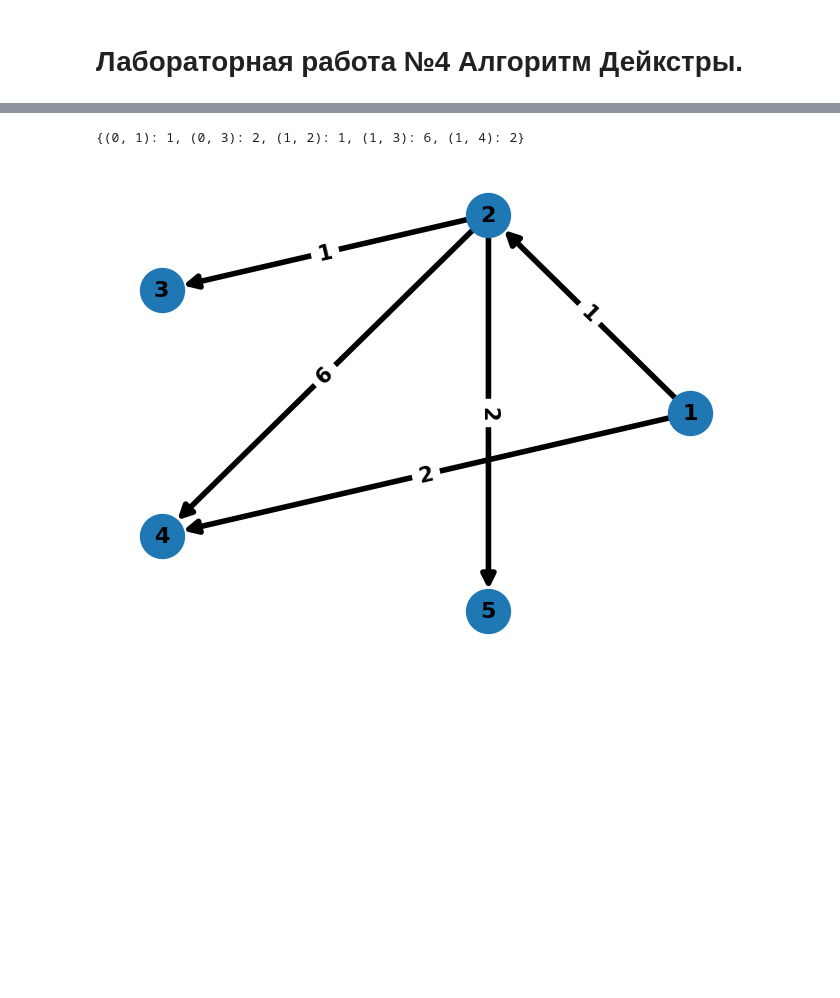
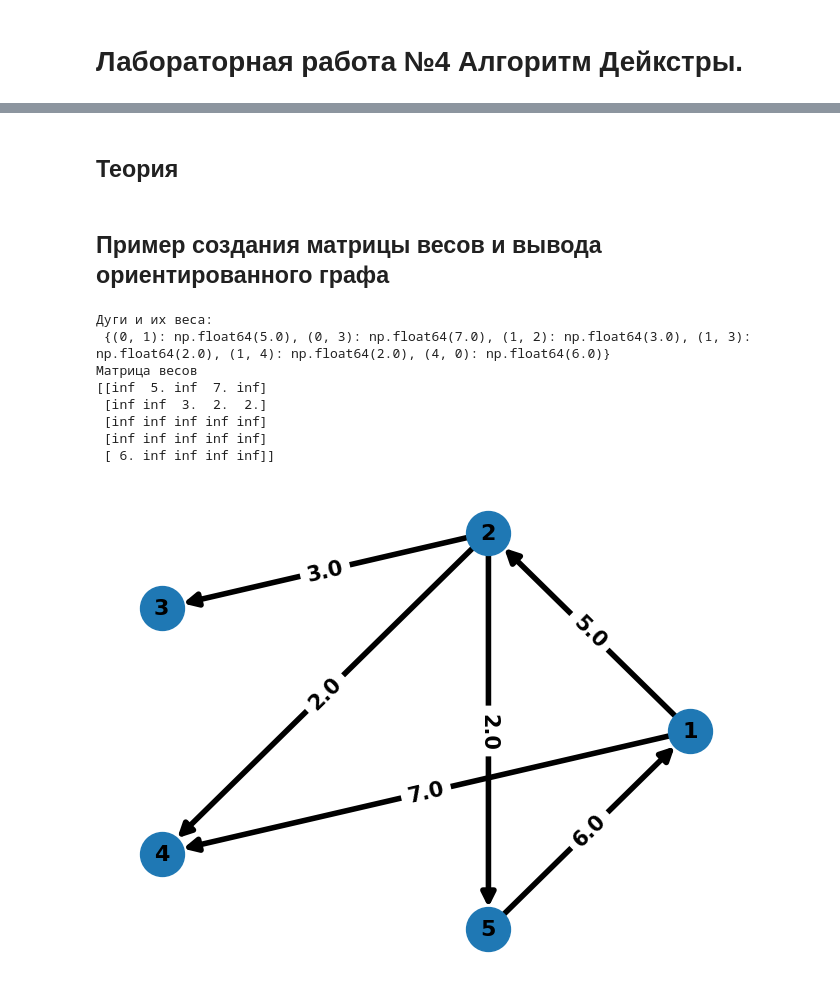
Before and after one commit to ZarevichMikhail/DM-manual, a Jupyter notebook: Методичка_по_ДМ.ipynb, the cells around one changed output, grey strips where cells are left out. Drawn from its saved outputs; the diff is of its cells as text; code cells hidden in the pictures; blank space fills up the shorter version.

```diff
--- a/Методичка_по_ДМ.ipynb
+++ b/Методичка_по_ДМ.ipynb
@@ -218,7 +234,7 @@ import matplotlib.pyplot as plt
 import networkx as nx
 import numpy as np
 
-# матрица смежности. Должна быть получена в результате выполнения функции, например:
+# Матрица должна быть получена в результате выполнения функции, например:
 # ms = CreateMs(nodes, type)
 # Матрица инцидентности, которая создаётся на основе матрицы смежности
 # mi = CreateMi(ms)
@@ -231,7 +247,17 @@ ms = [[0, 1, 1, 1],
 
 
 # Эта часть кода должна быть в функции DrawGraph
-G = nx.Graph(np.array(ms))	# Создание графа
-nx.draw(G) 					# Отрисовка графа
-plt.show() 					# Вывод на экран
+
+G = nx.Graph(np.array(ms))  # Создание графа
+pos = nx.circular_layout(G) # вершины располагаются так, чтобы они лежали на круге.
+
+# Будет удобнее начать нумерацию вершин с единицы
+NodeLabels = {}
+for i in G.nodes():
+    NodeLabels[i]= i+1
+
+nx.draw(G, pos, node_size = 1000, width = 8, with_labels = True, labels = NodeLabels, font_size=16, font_weight = 'bold', node_color = "green")
+
+plt.savefig("SimpleGraph.png") # Сохраняет рисунок графа в текущую директорию
+plt.show()
 # %% [output]
@@ -413,42 +558,57 @@ plt.show()
+# %% [markdown]
+## Теория
+# %% [markdown]
+## Пример создания матрицы весов и вывода ориентированного графа
 # %%
 import numpy as np
 import matplotlib.pyplot as plt
 import networkx as nx
 import math
+import random
 
 ms = [[0, 1, 0, 1, 0],
       [0, 0, 1, 1, 1],
       [0, 0, 0, 0, 0],
       [0, 0, 0, 0, 0],
-      [0, 0, 0, 0, 0]]
+      [1, 0, 0, 0, 0]]
 
-nodes = 5
-mv = []
-for i in range(nodes):
-    mv.append([math.inf] * nodes)
+NodesNumber = 5
 
+# Матрица весов
+# Она должна быть float, т.к. этот тип имеет math.inf
+mv = np.zeros((NodesNumber, NodesNumber), float)
+
+# заполнение матрицы
 weights = dict()
-for i in range(nodes):
-    for j in range(i, nodes):
+for i in range(NodesNumber):
+    for j in range(NodesNumber):
+        # Если в матрице смежности есть дуга присваевает ей вес
         if ms[i][j]!= 0:
               mv[i][j] = random.randint(1,10)
               tuple = i, j
               weights[tuple] = mv[i][j]
+        else:
+          mv[i][j] = math.inf
 
-print(weights)
+print("Дуги и их веса: \n", weights)
+print("Матрица весов")
+print(mv)
+
 G = nx.DiGraph(np.matrix(ms))
-
 pos = nx.circular_layout(G)
-
-labels = {}
-for i in G.nodes():
-    labels[i]= i+1
 
 nx.draw(G,pos, font_weight = 'bold', node_size = 1000, width = 4,arrowsize = 20, arrowstyle = "-|>")
 nx.draw_networkx_labels(G, pos, labels, font_size=16, font_weight = 'bold')
 nx.draw_networkx_edge_labels(G, pos, edge_labels = weights, font_size=15, font_weight = 'bold')
 
 plt.show()
 # %% [output]
-{(0, 1): 1, (0, 3): 2, (1, 2): 1, (1, 3): 6, (1, 4): 2}
+Дуги и их веса:
+ {(0, 1): np.float64(5.0), (0, 3): np.float64(7.0), (1, 2): np.float64(3.0), (1, 3): np.float64(2.0), (1, 4): np.float64(2.0), (4, 0): np.float64(6.0)}
+Матрица весов
+[[inf  5. inf  7. inf]
+ [inf inf  3.  2.  2.]
+ [inf inf inf inf inf]
+ [inf inf inf inf inf]
+ [ 6. inf inf inf inf]]
-[figure, old version]
+[figure, new version]
```
Also changed, not shown: parts of 27 cells of this notebook.
